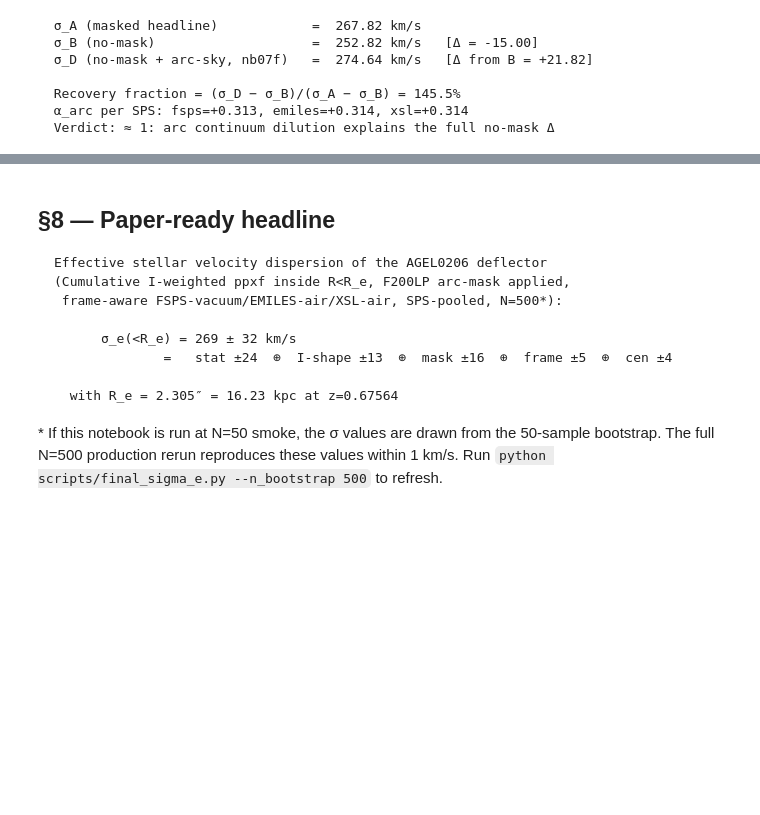
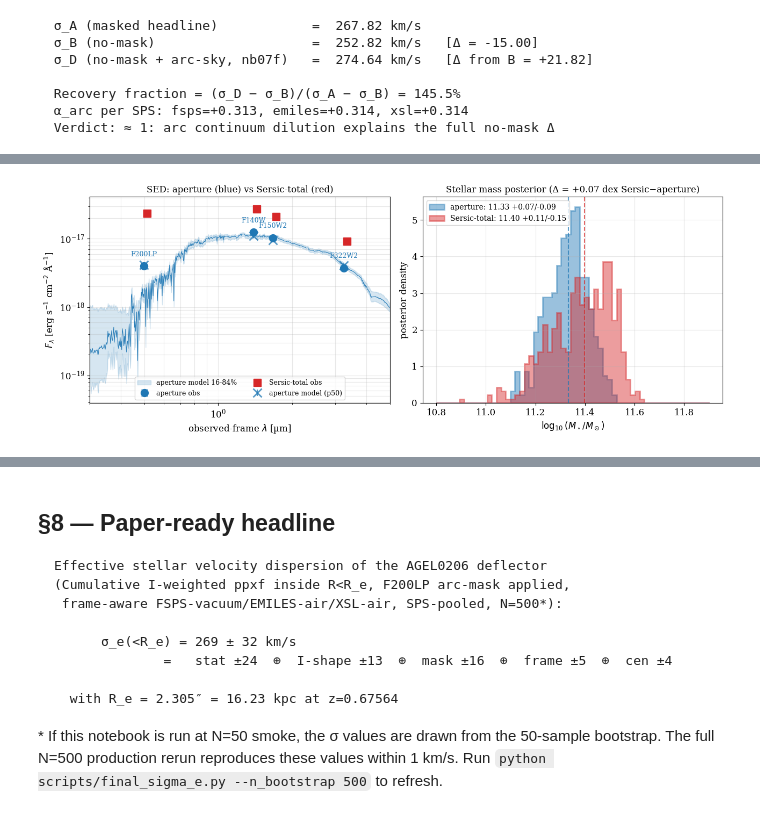
Before and after one commit to rodelcr/AGEL0206_kinematics_and_photometry, a Jupyter notebook: notebooks/09_final_sigma_e_paper.ipynb, the cells around one changed output, grey strips where cells are left out. Saved outputs shown, nothing was run; the diff lists cells and outputs as text; code cells hidden in the pictures; blank space fills up the shorter version.

```diff
--- a/notebooks/09_final_sigma_e_paper.ipynb
+++ b/notebooks/09_final_sigma_e_paper.ipynb
@@ -792,0 +812,96 @@ print(f'  Verdict: {asky["verdict"]}')
+# %%
+ap = np.load(REPO / 'results' / 'bagpipes_sed_results.npz', allow_pickle=True)
+sr = np.load(REPO / 'results' / 'bagpipes_sersic_refit.npz', allow_pickle=True)
+
+filt = list(ap['filter_names'])
+piv = ap['pivot_wavelengths_AA']
+fobs = ap['fluxes_lambda']; fobs_err = ap['fluxes_lambda_error']
+fmod_ap = ap['model_photometry']  # (500, 4)
+fap_p16 = np.percentile(fmod_ap, 16, axis=0); fap_p50 = np.percentile(fmod_ap, 50, axis=0)
+fap_p84 = np.percentile(fmod_ap, 84, axis=0)
+
+flam_sr = sr['flam_sersic']  # Sersic-total fluxes fed to bagpipes
+flam_sr_err = sr['flam_err_used']  # 10% fractional
+
+fig, axes = plt.subplots(1, 2, figsize=(13, 5))
+
+# Left: SED comparison
+ax = axes[0]
+piv_um = piv / 10000  # observed-frame microns
+ax.errorbar(piv_um, fobs, yerr=fobs_err, fmt='o', ms=10, color='C0',
+            capsize=4, label='aperture obs', zorder=4)
+ax.errorbar(piv_um*1.03, flam_sr, yerr=flam_sr_err, fmt='s', ms=10, color='C3',
+            capsize=4, label='Sersic-total obs', zorder=4)
+ax.errorbar(piv_um, fap_p50, yerr=[fap_p50 - fap_p16, fap_p84 - fap_p50], fmt='x', ms=12, mew=2,
+            color='C0', alpha=0.75, label='aperture model (p50)', zorder=3)
+
+# Aperture posterior model spectrum: rest-frame wavelengths × (1+z)
+z = 0.67564
+ms_ap = ap['model_spectrum']  # (500, 1624)
+mw = ap['model_wavelengths'] * (1 + z) / 10000  # observed µm
+ms_p50 = np.percentile(ms_ap, 50, axis=0)
+ms_p16 = np.percentile(ms_ap, 16, axis=0); ms_p84 = np.percentile(ms_ap, 84, axis=0)
+window = (mw > 0.3) & (mw < 5.0) & (ms_p50 > 1e-22)
+ax.fill_between(mw[window], ms_p16[window], ms_p84[window],
+                color='C0', alpha=0.18, label='aperture model 16-84%')
+ax.plot(mw[window], ms_p50[window], color='C0', alpha=0.9, lw=0.8)
+
+ax.set_xscale('log'); ax.set_yscale('log')
+ax.set_xlabel(r'observed-frame $\lambda$ [µm]', fontsize=12)
+ax.set_ylabel(r'$F_\lambda$ [erg s$^{-1}$ cm$^{-2}$ Å$^{-1}$]', fontsize=12)
+ax.set_title('SED: aperture (blue) vs Sersic-total (red)', fontsize=12)
+ax.legend(loc='lower center', fontsize=9, ncol=2)
+ax.grid(alpha=0.3, which='both')
+ax.set_xlim(0.3, 5.0)
+
+# Filter labels
+for i, f in enumerate(filt):
+    ax.annotate(f, (piv_um[i], fobs[i]*1.4), ha='center', fontsize=9, color='C0')
+
+# Right: log M★ posteriors
+ax = axes[1]
+m_ap = ap['stellar_mass']
+m_sr = sr['log_M_sersic_samples']
+bins = np.linspace(10.8, 11.9, 60)
+ax.hist(m_ap, bins=bins, density=True, histtype='stepfilled', alpha=0.45,
+        color='C0', edgecolor='C0', lw=2,
+        label=f'aperture: {float(np.percentile(m_ap, 50)):.2f} '
+              f'+{float(np.percentile(m_ap, 84) - np.percentile(m_ap, 50)):.2f}'
+              f'/-{float(np.percentile(m_ap, 50) - np.percentile(m_ap, 16)):.2f}')
+ax.hist(m_sr, bins=bins, density=True, histtype='stepfilled', alpha=0.45,
+        color='C3', edgecolor='C3', lw=2,
+        label=f'Sersic-total: {float(sr["log_M_sersic_p50"]):.2f} '
+              f'+{float(sr["log_M_sersic_p84"]) - float(sr["log_M_sersic_p50"]):.2f}'
+              f'/-{float(sr["log_M_sersic_p50"]) - float(sr["log_M_sersic_p16"]):.2f}')
+ax.axvline(np.percentile(m_ap, 50), color='C0', ls='--', alpha=0.7)
+ax.axvline(float(sr['log_M_sersic_p50']), color='C3', ls='--', alpha=0.7)
+
+dlogM = float(sr['delta_log_M'])
+ax.set_xlabel(r'$\log_{10}(M_\star / M_\odot)$', fontsize=12)
+ax.set_ylabel('posterior density', fontsize=12)
+ax.set_title(f'Stellar mass posterior (Δ = +{dlogM:.2f} dex Sersic−aperture)', fontsize=12)
+ax.legend(loc='upper left', fontsize=10)
+ax.grid(alpha=0.3)
+
+plt.tight_layout()
+out = REPO / 'results' / 'figures' / 'nb09_sed_and_Mstar.png'
+plt.savefig(out, dpi=150, bbox_inches='tight')
+plt.show()
+print(f'Saved → {out.relative_to(REPO)}')
+
+# Numbers
+print(f'\\n  Per-filter observed vs aperture model:')
+print(f'    {"Filter":<8} {"λ_obs[µm]":>10} {"AB obs":>9} {"F_obs":>14} {"F_model_p50":>14}')
+abmag_ap = ap['abmags']
+for i in range(len(filt)):
+    print(f'    {str(filt[i]):<8} {piv_um[i]:>10.3f} {abmag_ap[i]:>9.3f} '
+          f'{fobs[i]:>14.3e} {fap_p50[i]:>14.3e}')
+
+print(f'\\n  log M★ summary:')
+print(f'    aperture (paper)  : {float(np.percentile(m_ap, 50)):.3f} +{float(np.percentile(m_ap, 84) - np.percentile(m_ap, 50)):.3f}/-{float(np.percentile(m_ap, 50) - np.percentile(m_ap, 16)):.3f}')
+print(f'    Sersic-total      : {float(sr["log_M_sersic_p50"]):.3f} +{float(sr["log_M_sersic_p84"]) - float(sr["log_M_sersic_p50"]):.3f}/-{float(sr["log_M_sersic_p50"]) - float(sr["log_M_sersic_p16"]):.3f}')
+print(f'    Δlog M★            : +{dlogM:.3f} dex  ({(10**dlogM - 1)*100:+.1f}% in linear M★)')
+print(f'\\n  Sersic-total flux source: F_total_analytic from Graham & Driver (2005) eq. 4 —')
+print(f'    pure Sersic2D model integral to infinity, NOT a sum over the model-filled image.')
+# %% [output]
+[figure, added]
```
Also changed, not shown: parts of 2 cells of this notebook, 1 other file.
